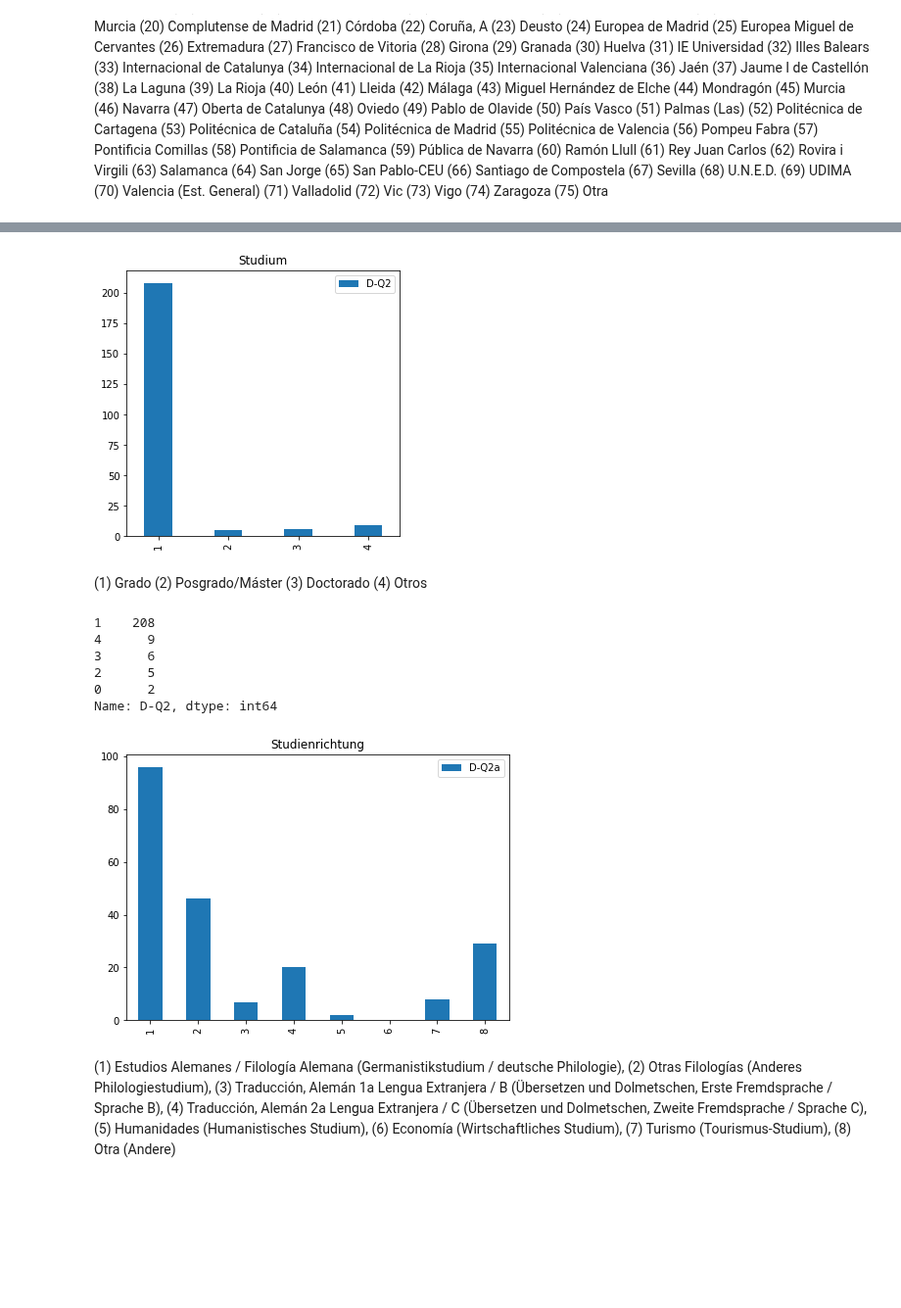
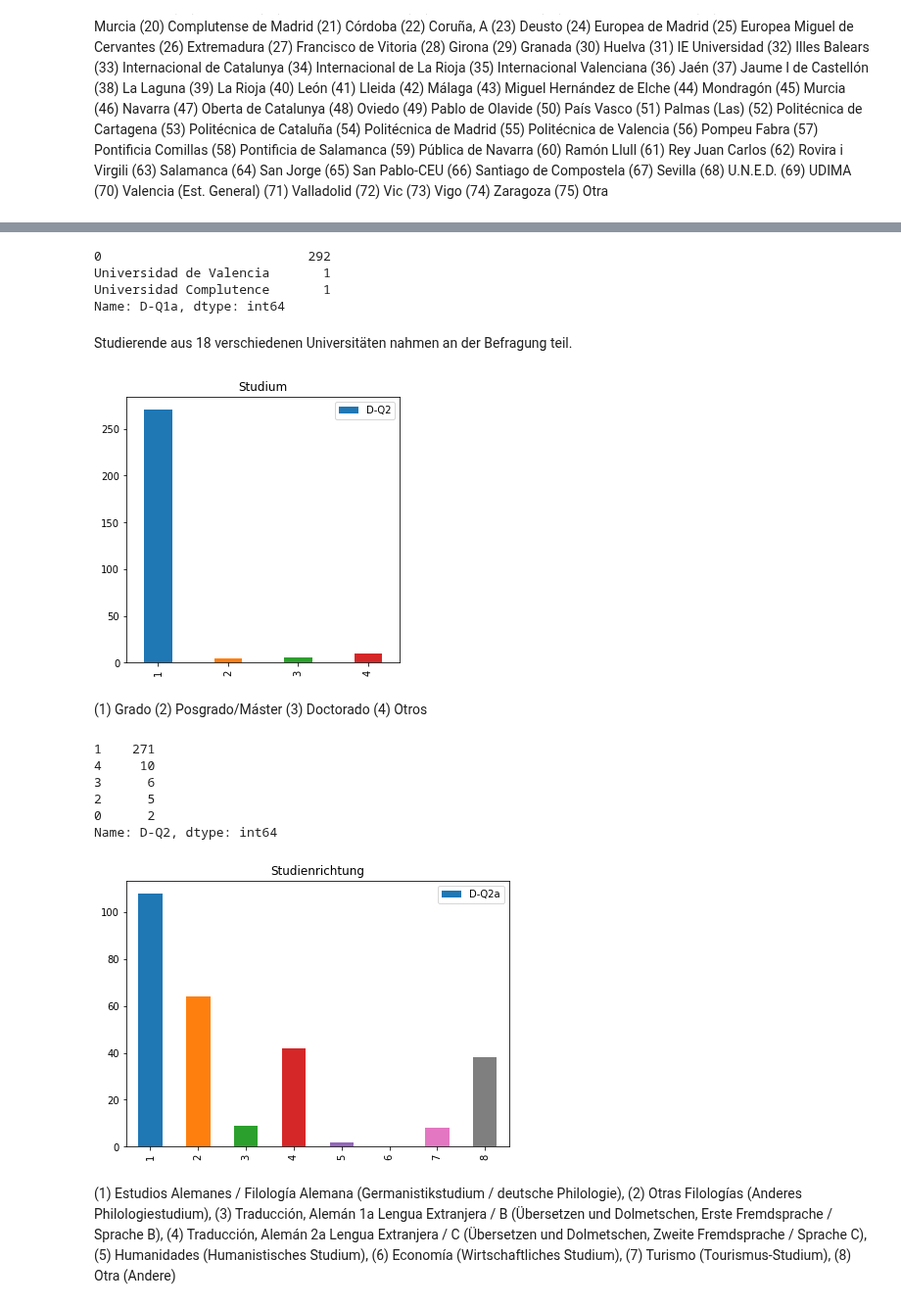
Before and after one commit to martinakienberger/Dissertation_LIS, a Jupyter notebook: Datenanalyse_Hauptstudie.ipynb, the cells around one changed output, grey strips where cells are left out. Shown at 98% size. Drawn from its saved outputs; the diff is of its cells as text; code cells hidden in the pictures; blank space fills up the shorter version.

Commit message:
aktualisierte Daten, Analysedetails

```diff
--- a/Datenanalyse_Hauptstudie.ipynb
+++ b/Datenanalyse_Hauptstudie.ipynb
@@ -66,0 +52,2 @@ Finished = FinishedA3.drop([230,231,232])
+# %%
+Finished = Daten[Daten['Finished'] == '1'].reset_index(drop=True)
@@ -215,6 +276,6 @@ type(Daten.EndDate[0])
 # %% [output]
 str
 # %%
-Daten['StartDate'] = pd.to_datetime(Daten.StartDate) #- nicht nötig, wenn Dateiformat bleibt
-Daten['EndDate'] = pd.to_datetime(Daten.EndDate)
+Finished['StartDate'] = pd.to_datetime(Finished.StartDate) #- nicht nötig, wenn Dateiformat bleibt
+Finished['EndDate'] = pd.to_datetime(Finished.EndDate)
 # %%
@@ -226,7 +287,7 @@ zeigt Komponenten des Datetime-Formats an
 # %% [markdown]
 #### Beantwortungszeit berechnen
 # %%
-Daten['Diff'] = (Daten['EndDate'] - Daten['StartDate']).dt.total_seconds()
+Finished['Diff'] = (Finished['EndDate'] - Finished['StartDate']).dt.total_seconds()
 # %% [markdown]
 neue Spalte: "Daten.Diff", die Unterschied zwischen Anfangs- und Endzeit der Beantwortung in Sekunden angibt
 # %%
@@ -385,7 +538,16 @@ Name: D-Q1, dtype: int64
+# %%
+Finished['D-Q1a'].value_counts()
+# %% [output]
+0                           292
+Universidad de Valencia       1
+Universidad Complutence       1
+Name: D-Q1a, dtype: int64
+# %% [markdown]
+Studierende aus 18 verschiedenen Universitäten nahmen an der Befragung teil.
 # %%
 Finished['D-Q2'].value_counts()[[1,2,3,4]].plot(kind = 'bar', figsize = (5,5), width = 0.4, legend = True, title = "Studium");
 # %% [output]
-[figure, old version]
+[figure, new version]
 # %% [markdown]
 (1)	Grado
 (2)	Posgrado/Máster
@@ -394,15 +556,15 @@ Finished['D-Q2'].value_counts()[[1,2,3,4]].plot(kind = 'bar', figsize = (5,5), w
 # %%
 Finished['D-Q2'].value_counts()
 # %% [output]
-1    208
-4      9
+1    271
+4     10
 3      6
 2      5
 0      2
 Name: D-Q2, dtype: int64
 # %%
-Finished['D-Q2a'].value_counts()[[1,2,3,4,5,6,7,8]].plot(kind='bar', figsize = (7,5), width = 0.5, legend = True, title = "Studienrichtung");
+Finished['D-Q2a'].value_counts().reindex([1,2,3,4,5,6,7,8]).plot(kind='bar', figsize = (7,5), width = 0.5, legend = True, title = "Studienrichtung");
 # %% [output]
-[figure, old version]
+[figure, new version]
 # %% [markdown]
 (1) Estudios Alemanes / Filología Alemana (Germanistikstudium / deutsche Philologie), (2) Otras Filologías (Anderes Philologiestudium), (3) Traducción, Alemán 1a Lengua Extranjera / B (Übersetzen und Dolmetschen, Erste Fremdsprache / Sprache B), (4) Traducción, Alemán 2a Lengua Extranjera / C (Übersetzen und Dolmetschen, Zweite Fremdsprache / Sprache C), (5) Humanidades (Humanistisches Studium), (6) Economía (Wirtschaftliches Studium), (7) Turismo (Tourismus-Studium), (8) Otra (Andere)
```
Also changed, not shown: parts of 92 cells of this notebook, 2 other files.
